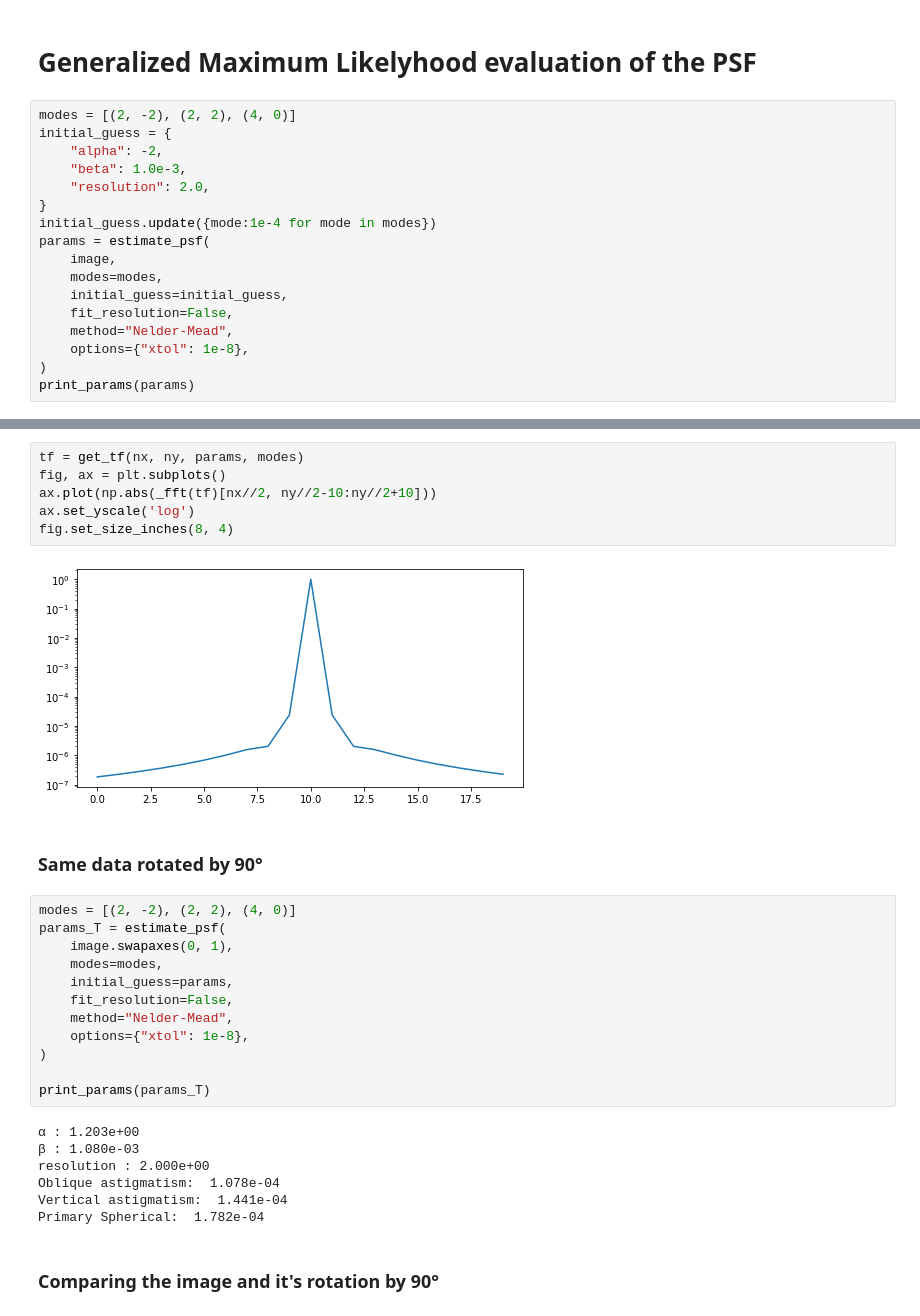
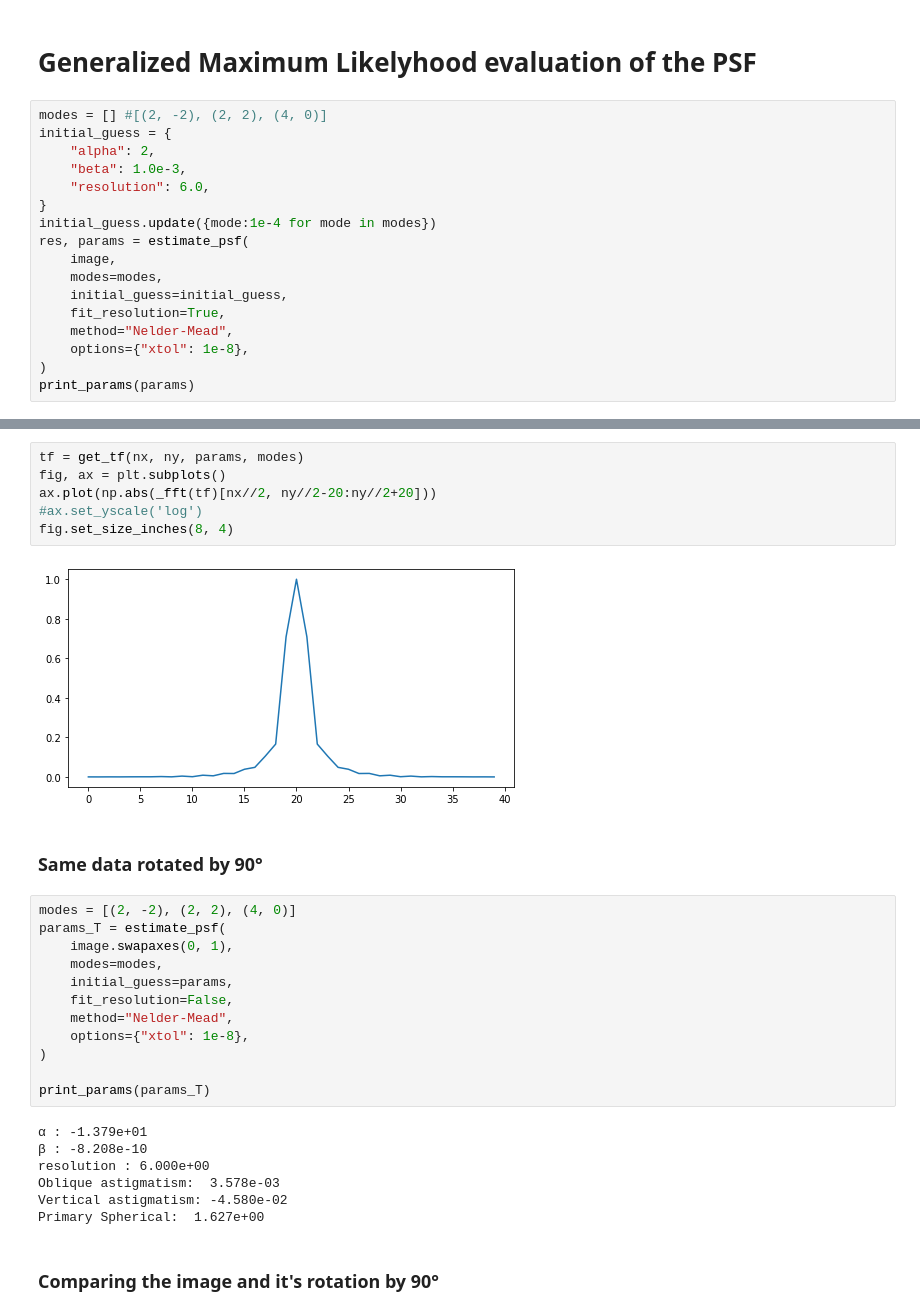
Before and after one commit to centuri-engineering/auto_metro, a Jupyter notebook: notebooks/MyopicDeconvolution.ipynb, the cells around one changed output, grey strips where cells are left out. Cells and saved outputs as stored; diff of their text form.

```diff
--- a/notebooks/MyopicDeconvolution.ipynb
+++ b/notebooks/MyopicDeconvolution.ipynb
@@ -98,18 +98,18 @@ fig.set_size_inches(12, 5)
 # %% [markdown]
 # Generalized Maximum Likelyhood evaluation of the PSF
 # %%
-modes = [(2, -2), (2, 2), (4, 0)]
+modes = [] #[(2, -2), (2, 2), (4, 0)]
 initial_guess = {
-    "alpha": -2,
+    "alpha": 2,
     "beta": 1.0e-3,
-    "resolution": 2.0,
+    "resolution": 6.0,
 }
 initial_guess.update({mode:1e-4 for mode in modes})
-params = estimate_psf(
+res, params = estimate_psf(
     image,
     modes=modes,
     initial_guess=initial_guess,
-    fit_resolution=False,
+    fit_resolution=True,
     method="Nelder-Mead",
     options={"xtol": 1e-8},
 )
@@ -128,11 +125,11 @@ fig, axes = show_results(image, params, modes, fft_window=5)
 # %%
 tf = get_tf(nx, ny, params, modes)
 fig, ax = plt.subplots()
-ax.plot(np.abs(_fft(tf)[nx//2, ny//2-10:ny//2+10]))
-ax.set_yscale('log')
+ax.plot(np.abs(_fft(tf)[nx//2, ny//2-20:ny//2+20]))
+#ax.set_yscale('log')
 fig.set_size_inches(8, 4)
 # %% [output]
-[figure, old version]
+[figure, new version]
 # %% [markdown]
 ### Same data rotated by 90°
 # %%
@@ -148,12 +145,12 @@ params_T = estimate_psf(
 
 print_params(params_T)
 # %% [output]
-α : 1.203e+00
-β : 1.080e-03
-resolution : 2.000e+00
-Oblique astigmatism:  1.078e-04
-Vertical astigmatism:  1.441e-04
-Primary Spherical:  1.782e-04
+α : -1.379e+01
+β : -8.208e-10
+resolution : 6.000e+00
+Oblique astigmatism:  3.578e-03
+Vertical astigmatism: -4.580e-02
+Primary Spherical:  1.627e+00
 # %% [markdown]
 ### Comparing the image and it's rotation by 90°
 # %%
```
Also changed, not shown: parts of 7 cells of this notebook, 1 other file.
